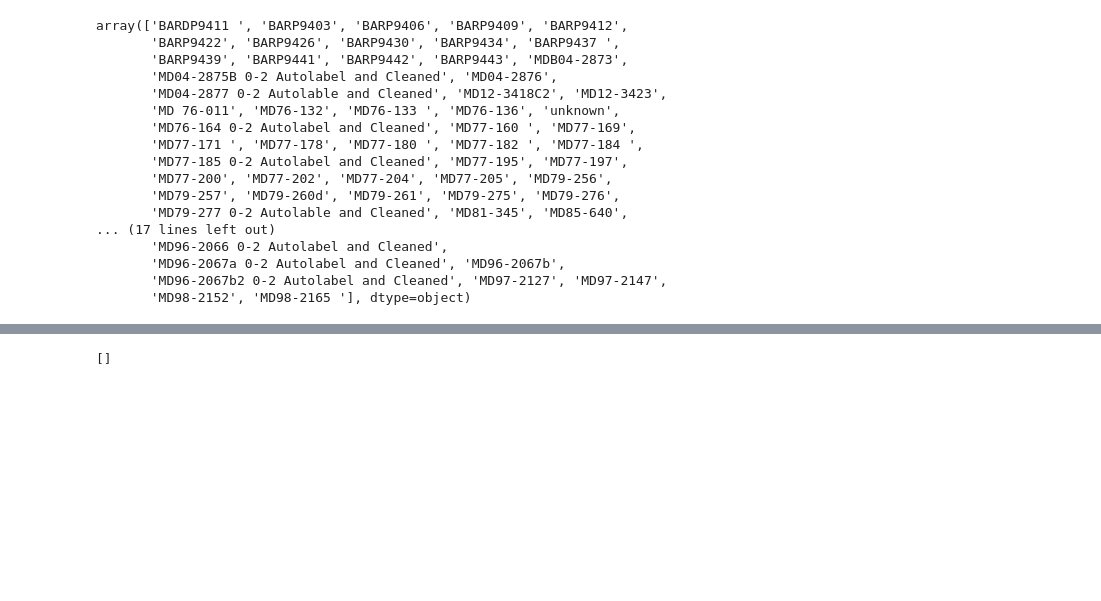
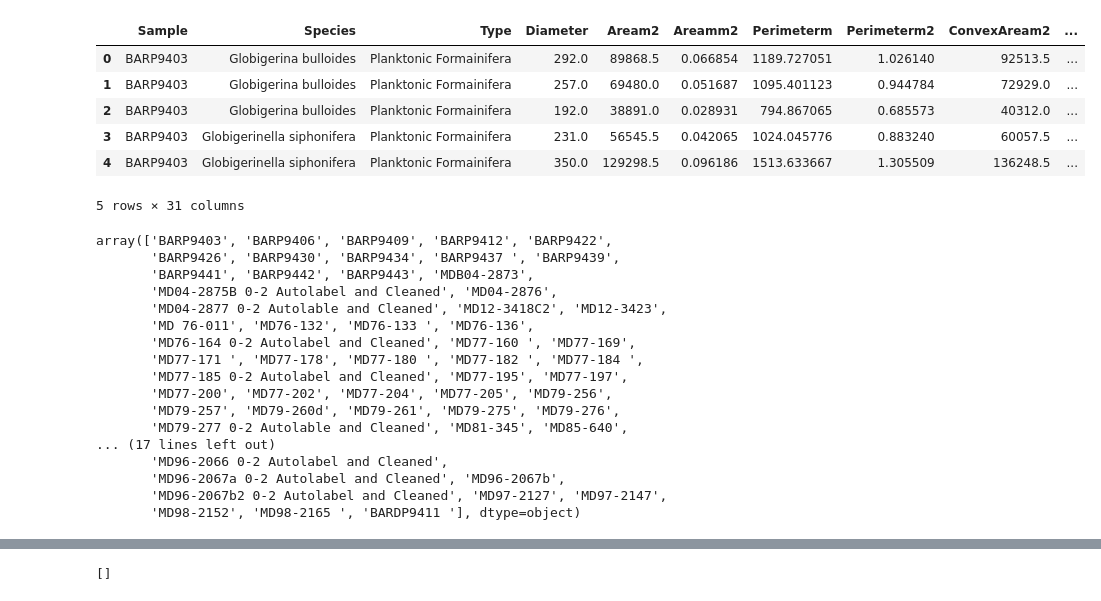
Before and after one commit to MichAdebayo/Dissolution-proxy-manuscript, a Jupyter notebook: manuscript.ipynb, the cells around one changed output, grey strips where cells are left out. Cells and saved outputs as stored; diff of their text form; code cells hidden in the pictures; blank space fills up the shorter version.

```diff
--- a/manuscript.ipynb
+++ b/manuscript.ipynb
@@ -7,9 +7,15 @@ import seaborn as sns
 # %%
 # Load morphometry data
-df_all_cores = pd.read_csv("foram_frag_morphometry.csv")
-
-# View first 5 rows
-df_all_cores.head(2)
+df_all_cores = pd.read_csv("foram_frag_morphometry.csv", encoding='latin-1')
+df_all_cores.head(5)
+# %% [output]
+|  | Sample | Species | Type | Diameter | Aream2 | Areamm2 | Perimeterm | Perimeterm2 | ConvexAream2 | ... |
+| 0 | BARP9403 | Globigerina bulloides | Planktonic Formainifera | 292.0 | 89868.5 | 0.066854 | 1189.727051 | 1.026140 | 92513.5 | ... |
+| 1 | BARP9403 | Globigerina bulloides | Planktonic Formainifera | 257.0 | 69480.0 | 0.051687 | 1095.401123 | 0.944784 | 72929.0 | ... |
+| 2 | BARP9403 | Globigerina bulloides | Planktonic Formainifera | 192.0 | 38891.0 | 0.028931 | 794.867065 | 0.685573 | 40312.0 | ... |
+| 3 | BARP9403 | Globigerinella siphonifera | Planktonic Formainifera | 231.0 | 56545.5 | 0.042065 | 1024.045776 | 0.883240 | 60057.5 | ... |
+| 4 | BARP9403 | Globigerinella siphonifera | Planktonic Formainifera | 350.0 | 129298.5 | 0.096186 | 1513.633667 | 1.305509 | 136248.5 | ... |
+5 rows × 31 columns
 # %%
 # Separate foraminifera and fragment data
 foram_data = df_all_cores[df_all_cores['Type'] == 'Planktonic Formainifera']
@@ -21,13 +27,13 @@ foram_data = fragment_data[fragment_data["Sample"] != "unknown"]
 # %%
 # Confirm unique core ids
-fragment_data['Sample'].unique()
+foram_data['Sample'].unique()
 # %% [output]
-array(['BARDP9411 ', 'BARP9403', 'BARP9406', 'BARP9409', 'BARP9412',
-       'BARP9422', 'BARP9426', 'BARP9430', 'BARP9434', 'BARP9437 ',
-       'BARP9439', 'BARP9441', 'BARP9442', 'BARP9443', 'MDB04-2873',
+array(['BARP9403', 'BARP9406', 'BARP9409', 'BARP9412', 'BARP9422',
+       'BARP9426', 'BARP9430', 'BARP9434', 'BARP9437 ', 'BARP9439',
+       'BARP9441', 'BARP9442', 'BARP9443', 'MDB04-2873',
        'MD04-2875B 0-2 Autolabel and Cleaned', 'MD04-2876',
        'MD04-2877 0-2 Autolable and Cleaned', 'MD12-3418C2', 'MD12-3423',
-       'MD 76-011', 'MD76-132', 'MD76-133 ', 'MD76-136', 'unknown',
+       'MD 76-011', 'MD76-132', 'MD76-133 ', 'MD76-136',
        'MD76-164 0-2 Autolabel and Cleaned', 'MD77-160 ', 'MD77-169',
        'MD77-171 ', 'MD77-178', 'MD77-180 ', 'MD77-182 ', 'MD77-184 ',
        'MD77-185 0-2 Autolabel and Cleaned', 'MD77-195', 'MD77-197',
@@ -38,7 +44,7 @@ array(['BARDP9411 ', 'BARP9403', 'BARP9406', 'BARP9409', 'BARP9412',
        'MD96-2066 0-2 Autolabel and Cleaned',
        'MD96-2067a 0-2 Autolabel and Cleaned', 'MD96-2067b',
        'MD96-2067b2 0-2 Autolabel and Cleaned', 'MD97-2127', 'MD97-2147',
-       'MD98-2152', 'MD98-2165 '], dtype=object)
+       'MD98-2152', 'MD98-2165 ', 'BARDP9411 '], dtype=object)
 # %%
 # Strictly retrieve Core Ids only
 foram_data['core_id'] = foram_data['Sample'].apply(lambda x: x.split(" ")[0])
```
Also changed, not shown: parts of 22 cells of this notebook.
